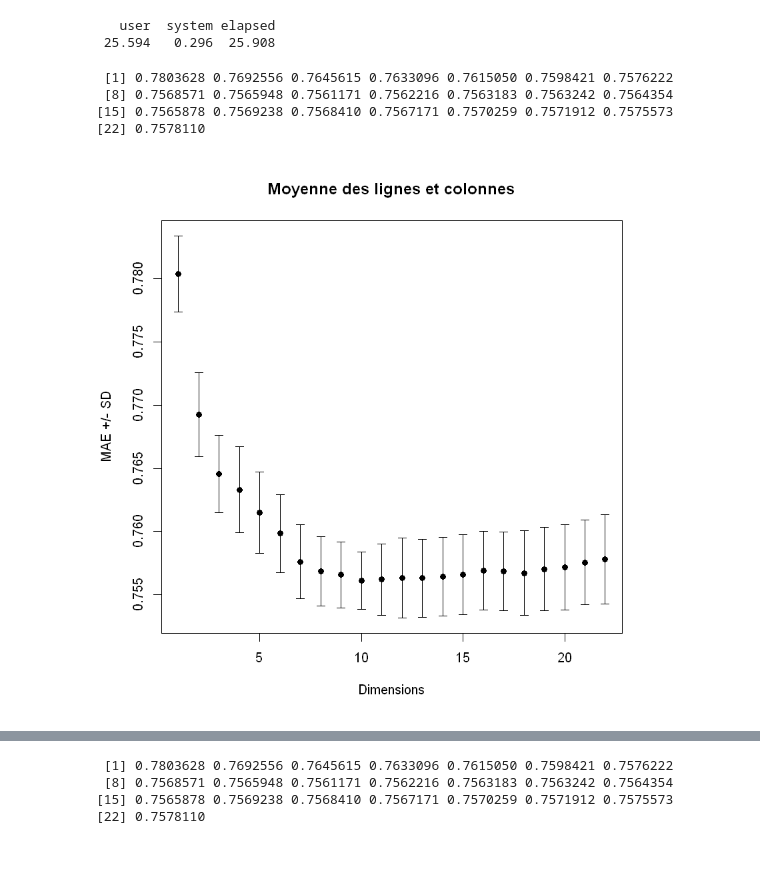
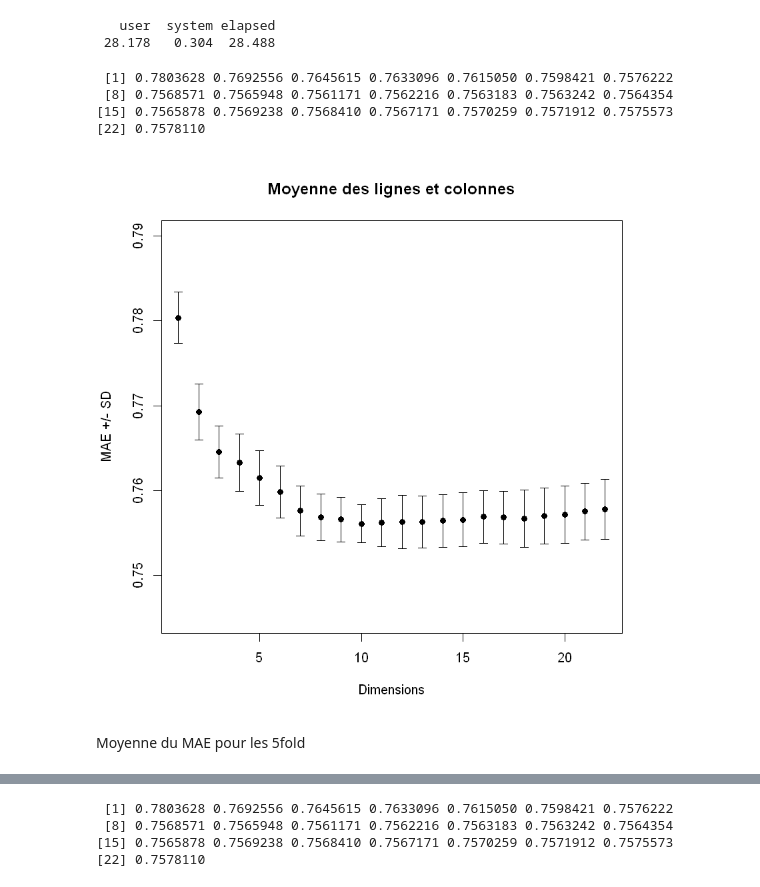
Before and after one commit to olivierp9/Recommender-System, a Jupyter notebook: projet/mean-norm.ipynb, the cells around one changed output, grey strips where cells are left out. Drawn from its saved outputs; the diff is of its cells as text; code cells hidden in the pictures; blank space fills up the shorter version.

```diff
--- a/projet/mean-norm.ipynb
+++ b/projet/mean-norm.ipynb
@@ -31,6 +32,7 @@ m.svd2 <- round((m.svd$u %*% m.d2 %*% t(m.svd$v)),2)+r.means
 mae(m.svd2[i.test.b], m.na[i.test.b])
     }
 # %%
+# creation du 5-fold
 i.observed <- which(m > 0)
 i.hasard <- sample(i.observed, length(i.observed))
 fold.size <- round(length(i.hasard) / 5)
@@ -39,37 +41,42 @@ to.plot <- c()
 set.seed(1)
 cv.b <- c()
 ptm <- proc.time()
+# iteration pour les 5fold
 for (i in seq_len(5)){
-fold.number <- i
+    fold.number <- i
 
-## Index booléen pour les cellules de test et d'entraînement
-i.test.b <- i.false
-## Les cellules indexées du replis correspondant sont fixées à TRUE pour le test...
-i.test.b[ i.hasard[((fold.number-1) * fold.size):((fold.number) * fold.size)] ] <- TRUE
-## ...et à FALSE pour l'entraînement
-i.train.b <-  !i.test.b
-m.train <- m
-m.train[i.test.b] <- 0                # on enlève les données de test pour l'entraînement
-m.train.na <- m.train
-m.train.na[m.train==0]<-NA
+    ## Index booléen pour les cellules de test et d'entraînement
+    i.test.b <- i.false
+    ## Les cellules indexées du replis correspondant sont fixées à TRUE pour le test...
+    i.test.b[ i.hasard[((fold.number-1) * fold.size):((fold.number) * fold.size)] ] <- TRUE
+    ## ...et à FALSE pour l'entraînement
+    i.train.b <-  !i.test.b
+    m.train <- m
+    m.train[i.test.b] <- 0                # on enlève les données de test pour l'entraînement
+    m.train.na <- m.train
+    m.train.na[m.train==0]<-NA
+    # moyenne des lignes et colonnes
+    u.mean <- matrix(rowMeans(m.train.na, na.rm=T), nrow(m), ncol(m))
+    item.mean <- matrix(colMeans(m.train.na, na.rm=T), nrow(m), ncol(m), byrow=T)
+    # imputation
+    m.expect <- ((u.mean + item.mean)/2)
 
-u.mean <- matrix(rowMeans(m.train.na, na.rm=T), nrow(m), ncol(m))
-item.mean <- matrix(colMeans(m.train.na, na.rm=T), nrow(m), ncol(m), byrow=T)
-m.expect <- ((u.mean + item.mean)/2)
-m.train.na[m.train==0] <-m.expect[m.train==0]
-r.means <- rowMeans(m.train.na,na.rm=T)
-m.train.na[!is.finite(m.train.na)]<- r.means
-r.means <- rowMeans(m.train.na,na.rm=T)
-cv.b <- c(cv.b,mae(m.train.na[i.test.b], m.na[i.test.b]))
-m.train.na <- m.train.na-r.means
-m.svd <- svd(m.train.na)
-
-to.plot<-rbind(to.plot,unlist(lapply(seq(22), new.m.cv)))
+    m.train.na[m.train==0] <-m.expect[m.train==0]
+    r.means <- rowMeans(m.train.na,na.rm=T)
+    # remplissage des colonnes vides
+    m.train.na[!is.finite(m.train.na)]<- r.means
+    r.means <- rowMeans(m.train.na,na.rm=T)
+    m.train.na <- m.train.na-r.means
+    m.svd <- svd(m.train.na)
+    # sauvegarde les donnees du fold
+    to.plot<-rbind(to.plot,unlist(lapply(seq(22), new.m.cv)))
+    cv.b <- c(cv.b,mae(m.train.na[i.test.b], m.na[i.test.b]))
     }
+# calcule du temps par fold
 (proc.time()-ptm)/5
 # %% [output]
    user  system elapsed
- 25.594   0.296  25.908
+ 28.178   0.304  28.488
 # %%
 to.plot<-apply(to.plot,2,unlist)
 # %%
@@ -83,13 +90,15 @@ x <- 1:length(avg)
 [15] 0.7565878 0.7569238 0.7568410 0.7567171 0.7570259 0.7571912 0.7575573
 [22] 0.7578110
 # %%
-plot(x,avg,ylim=range(c(avg-sdev, avg+sdev)),pch=19, xlab="Dimensions", ylab="MAE +/- SD",
+plot(x,avg,ylim = c(0.745, 0.79),pch=19, xlab="Dimensions", ylab="MAE +/- SD",
     main="Moyenne des lignes et colonnes"
 )
 # hack: we draw arrows but with very special "arrowheads"
 arrows(x, avg-sdev, x, avg+sdev, length=0.05, angle=90, code=3)
 # %% [output]
-[figure, old version]
+[figure, new version]
+# %% [markdown]
+Moyenne du MAE pour les 5fold
 # %%
 mean(cv.b)
 # %% [output]
```
Also changed, not shown: parts of 5 cells of this notebook, 30 other files.
